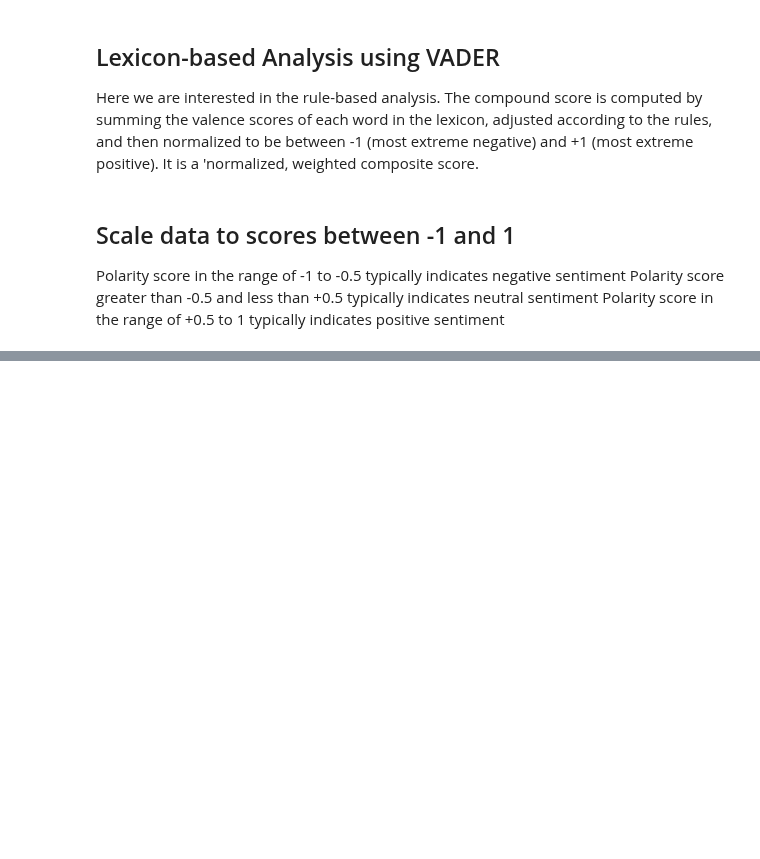
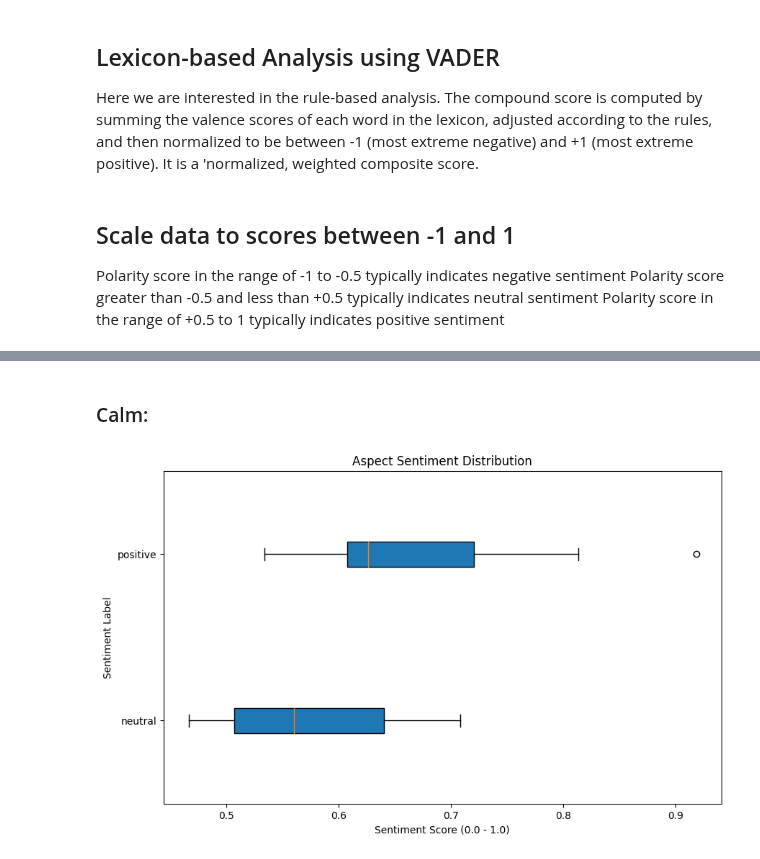
Before and after one commit to shrutirao94/language-comfort-emotions, a Jupyter notebook: sentiment-analysis.ipynb, the cells around one changed output, grey strips where cells are left out. Saved outputs shown, nothing was run; the diff lists cells and outputs as text; code cells hidden in the pictures; blank space fills up the shorter version.

Commit message:
[FEATURE] Aspect Analysis: `calm` and Emotions

```diff
--- a/sentiment-analysis.ipynb
+++ b/sentiment-analysis.ipynb
@@ -585,0 +418,48 @@ noun_adj_pairs
+# %%
+def sentiment_analysis(sentence):
+    return sentiment_task(sentence)
+
+def clean_strings(str):
+    return str.translate(str.maketrans ('', '', string.punctuation))
+
+df['emotion'] = df['emotion'].apply(clean_strings)
+
+df['aspects'] = ''
+
+# Process each row in the DataFrame
+for index, row in df.iterrows():
+    doc = nlp(row['emotion'])
+    aspects = []
+
+    for token in doc:
+        if token.text.lower() in emotion_aspect:
+            aspect = token.text
+            context = ' '.join([t.text for t in doc[token.i - 3:token.i + 4]])  # Extract 3 words before and after the aspect
+            sentiment = sentiment_analysis(context)
+            aspects.append(context)
+            df.at[index, 'aspect_key'] = aspect
+            df.at[index, 'aspect_sentiment'] = sentiment
+    df.at[index, 'aspects'] = aspects
+# %% [markdown]
+### Calm:
+# %%
+# Initialize a dictionary to store extracted sentiment scores for each aspect
+aspect_scores = {}
+
+# Iterate through the rows and extract sentiment scores for each aspect
+for row in df['aspect_sentiment']:
+    if isinstance(row, list):
+        for sentiment in row:
+            label = sentiment['label']
+            score = sentiment['score']
+            aspect_scores[label] = aspect_scores.get(label, []) + [score]
+
+# Create box plots for sentiment scores of each aspect
+plt.figure(figsize=(10, 6))
+plt.boxplot(aspect_scores.values(), labels=aspect_scores.keys(), vert=False, patch_artist=True)
+plt.ylabel('Sentiment Label')
+plt.xlabel('Sentiment Score (0.0 - 1.0)')
+plt.title('Aspect Sentiment Distribution')
+plt.show()
+# %% [output]
+[figure, added]
```
Also changed, not shown: parts of 39 cells of this notebook.
